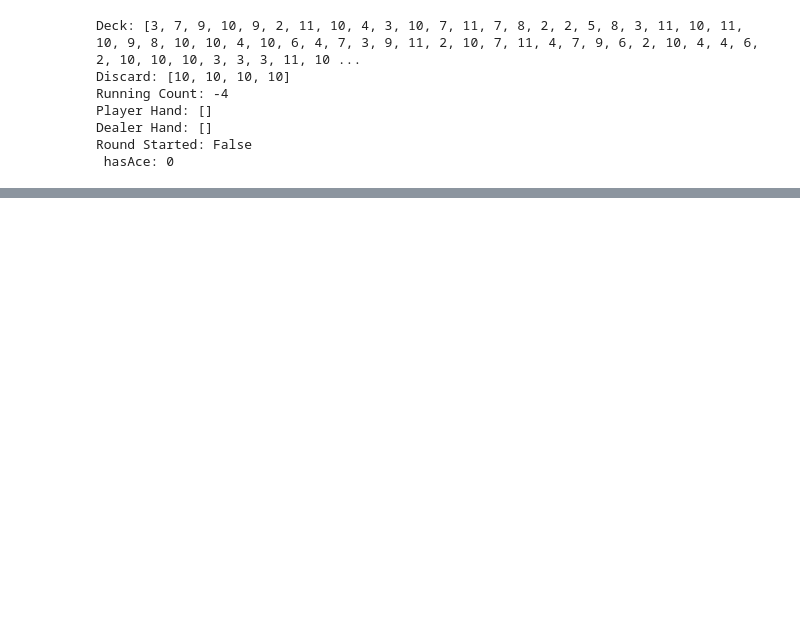
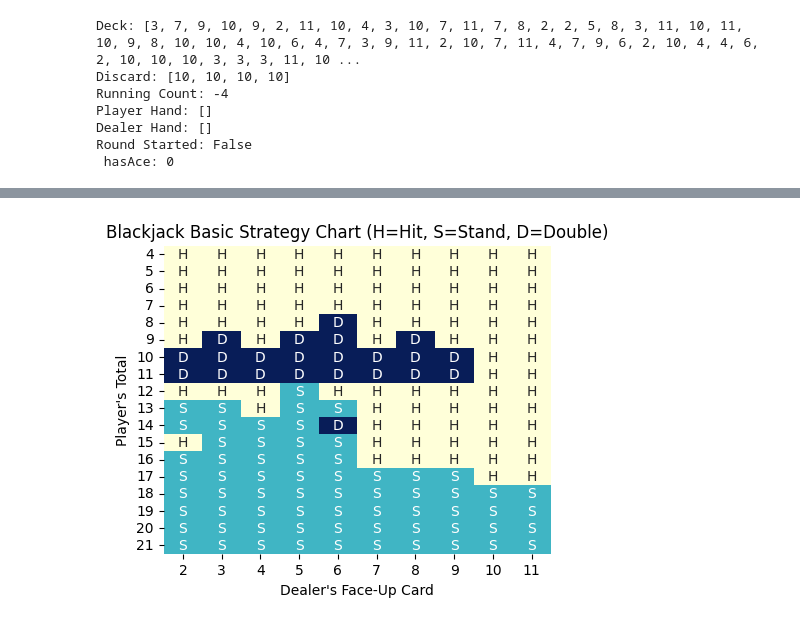
Before and after one commit to simeongluzman/BlackjackRL, a Jupyter notebook: Exploration/WithDouble.ipynb, the cells around one changed output, grey strips where cells are left out. Saved outputs shown, nothing was run; the diff lists cells and outputs as text; code cells hidden in the pictures; blank space fills up the shorter version.

```diff
--- a/Exploration/WithDouble.ipynb
+++ b/Exploration/WithDouble.ipynb
@@ -342,0 +401,11 @@ map_policy(pol)
+# %%
+LEARNING_RATE = 0.01
+DISCOUNT_FACTOR = 0.5
+EXPLORE_PROB = 0.7 # for Q-learning
+ITERATIONS = 7000000
+table = BlackJackEnv(10)
+
+pol = q_solve(table)
+map_policy(pol)
+# %% [output]
+[figure, added]
```
Also changed, not shown: parts of 13 cells of this notebook.
